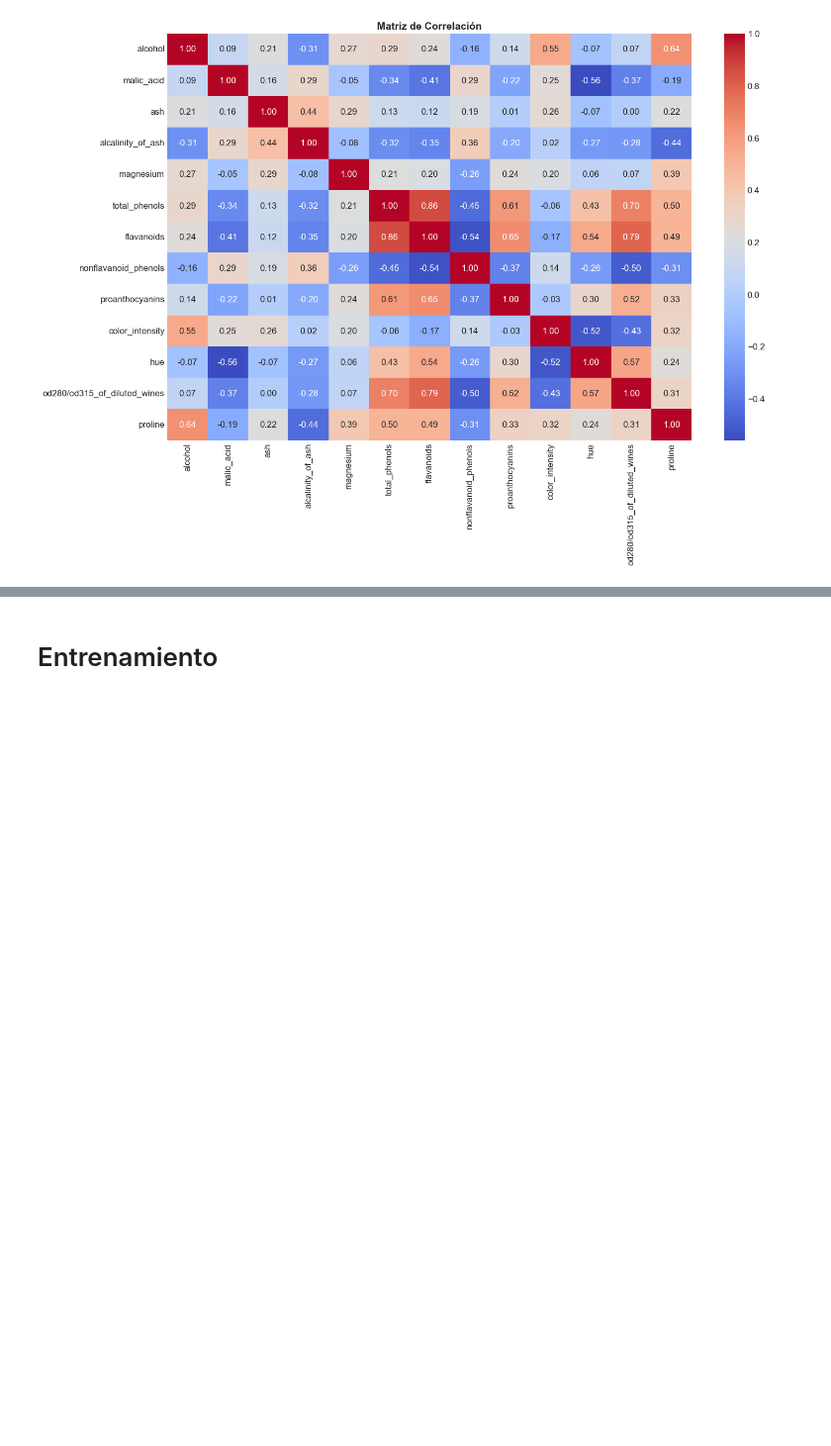
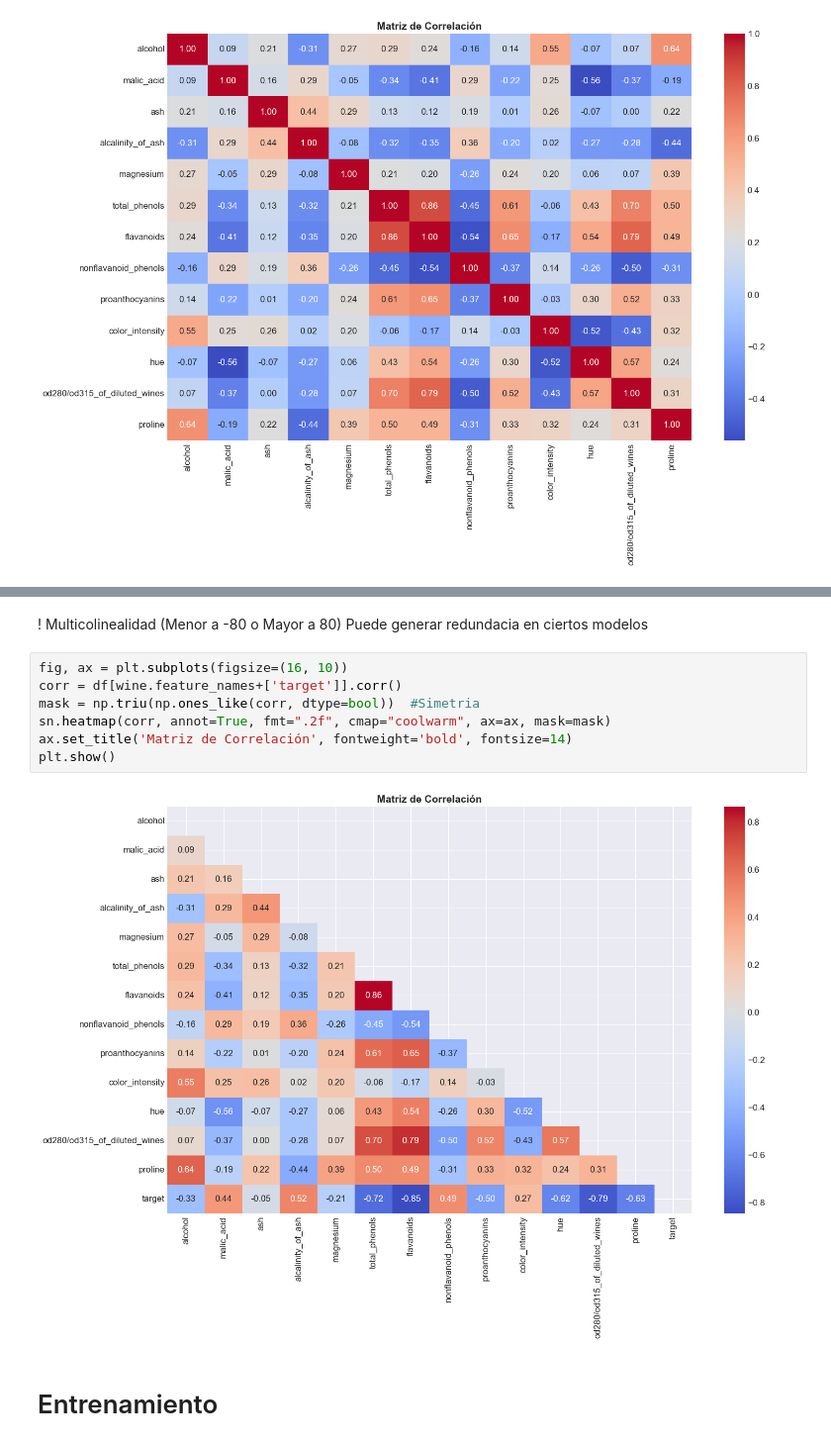
Before and after one commit to EngineeringSebastian-s/EvolutionaryComputation, a Jupyter notebook: Wines/AnalyticsWines.ipynb, the cells around one changed output, grey strips where cells are left out. Shown at 99% size. Drawn from its saved outputs; the diff is of its cells as text; blank space fills up the shorter version.

```diff
--- a/Wines/AnalyticsWines.ipynb
+++ b/Wines/AnalyticsWines.ipynb
@@ -296,6 +296,17 @@ ax.set_title('Matriz de Correlación', fontweight='bold', fontsize=14)
 plt.show()
 # %% [output]
 [figure]
+# %% [markdown]
+! Multicolinealidad (Menor a -80 o Mayor a 80) Puede generar redundacia en ciertos modelos
+# %%
+fig, ax = plt.subplots(figsize=(16, 10))
+corr = df[wine.feature_names+['target']].corr()
+mask = np.triu(np.ones_like(corr, dtype=bool))  #Simetria
+sn.heatmap(corr, annot=True, fmt=".2f", cmap="coolwarm", ax=ax, mask=mask)
+ax.set_title('Matriz de Correlación', fontweight='bold', fontsize=14)
+plt.show()
+# %% [output]
+[figure, added]
 # %% [markdown]
 # Entrenamiento
 # %%
```
Also changed, not shown: parts of 3 cells of this notebook.
